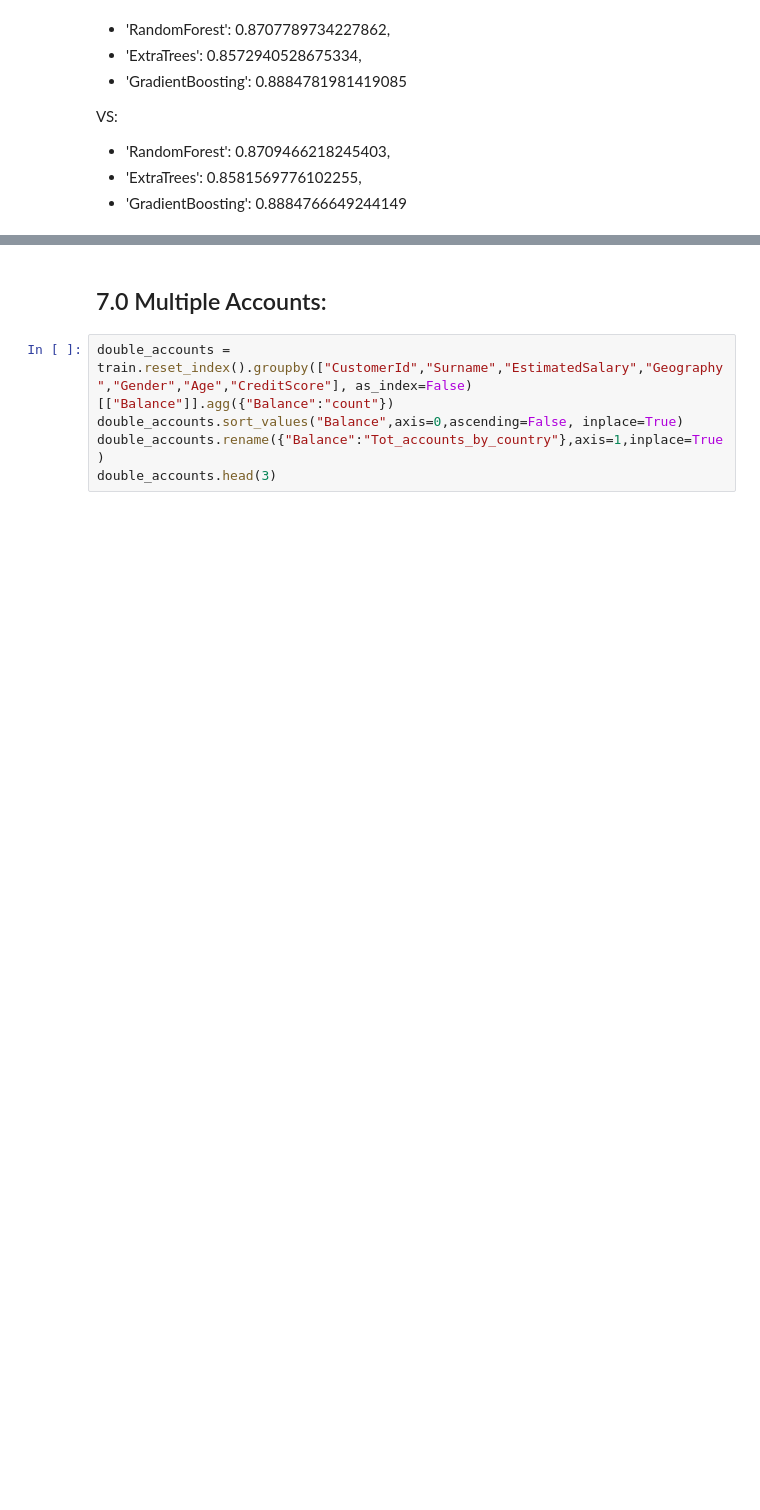
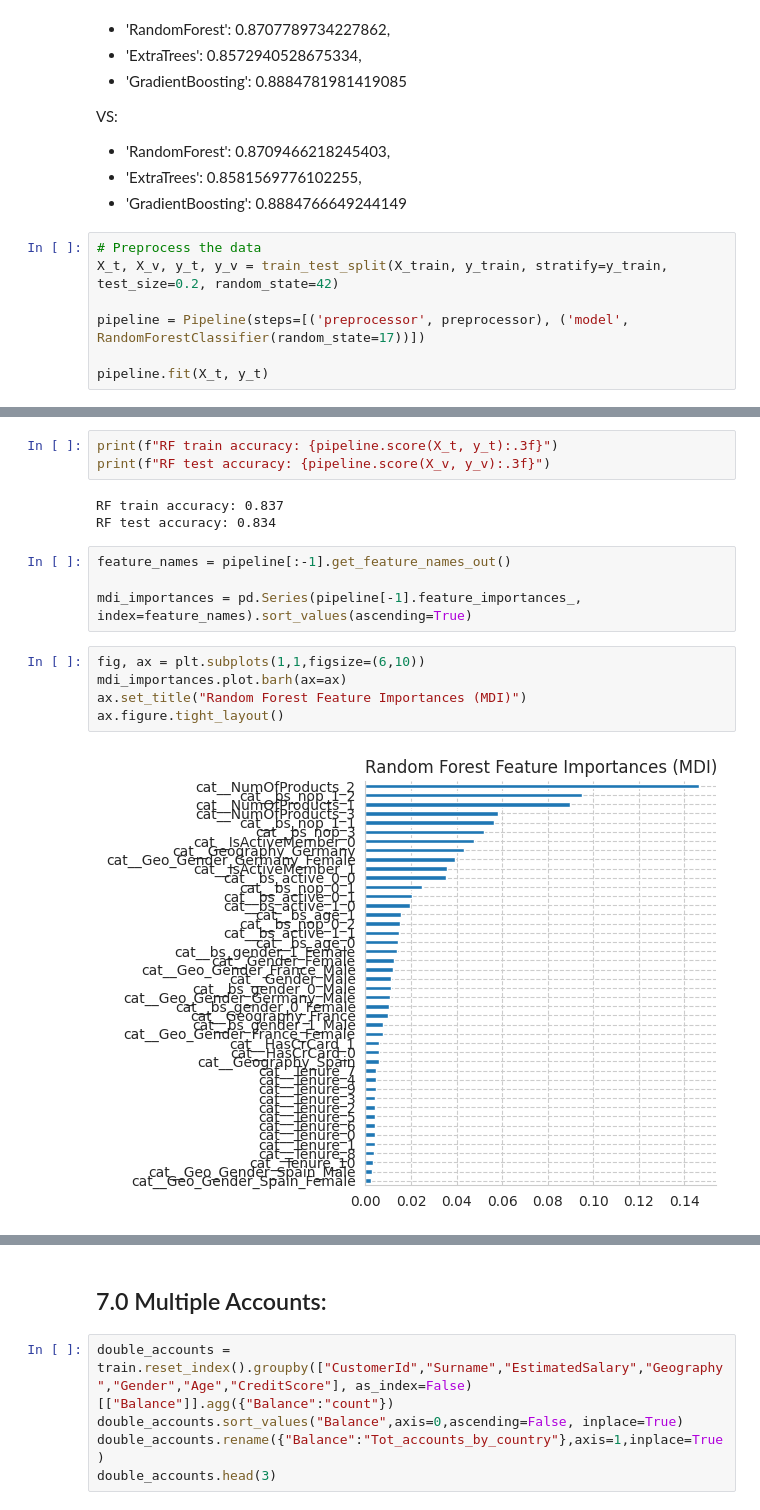
Before and after one commit to fabriziobasso/kaggle, a Jupyter notebook: S4E1_EDA.ipynb, the cells around one changed output, grey strips where cells are left out. Drawn from its saved outputs; the diff is of its cells as text; blank space fills up the shorter version.

```diff
--- a/S4E1_EDA.ipynb
+++ b/S4E1_EDA.ipynb
@@ -1565,3 +1563,10 @@ VS:
 - 'RandomForest': 0.8709466218245403,
 - 'ExtraTrees': 0.8581569776102255,
 - 'GradientBoosting': 0.8884766649244149
+# %%
+# Preprocess the data
+X_t, X_v, y_t, y_v = train_test_split(X_train, y_train, stratify=y_train, test_size=0.2, random_state=42)
+
+pipeline = Pipeline(steps=[('preprocessor', preprocessor), ('model', RandomForestClassifier(random_state=17))])
+
+pipeline.fit(X_t, y_t)
@@ -1567,0 +1582,17 @@ VS:
+# %%
+print(f"RF train accuracy: {pipeline.score(X_t, y_t):.3f}")
+print(f"RF test accuracy: {pipeline.score(X_v, y_v):.3f}")
+# %% [output]
+RF train accuracy: 0.837
+RF test accuracy: 0.834
+# %%
+feature_names = pipeline[:-1].get_feature_names_out()
+
+mdi_importances = pd.Series(pipeline[-1].feature_importances_, index=feature_names).sort_values(ascending=True)
+# %%
+fig, ax = plt.subplots(1,1,figsize=(6,10))
+mdi_importances.plot.barh(ax=ax)
+ax.set_title("Random Forest Feature Importances (MDI)")
+ax.figure.tight_layout()
+# %% [output]
+[figure, added]
```
Also changed, not shown: parts of 4 cells of this notebook.
